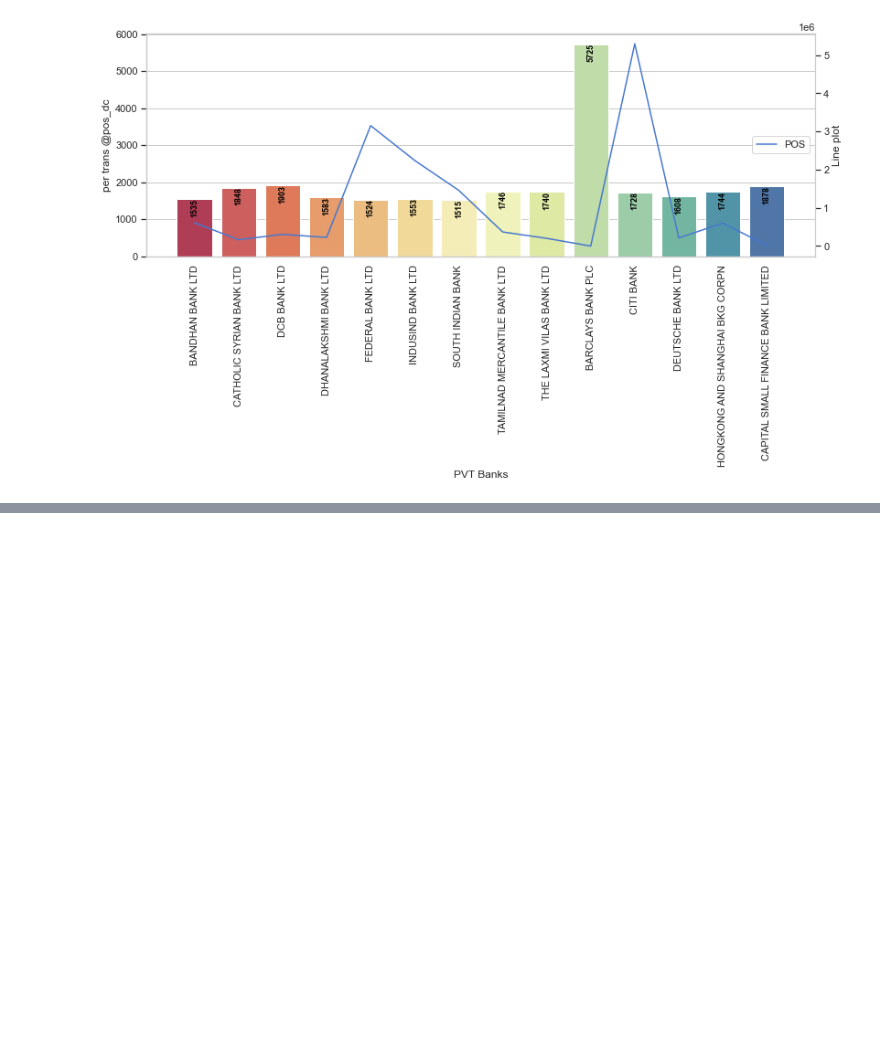
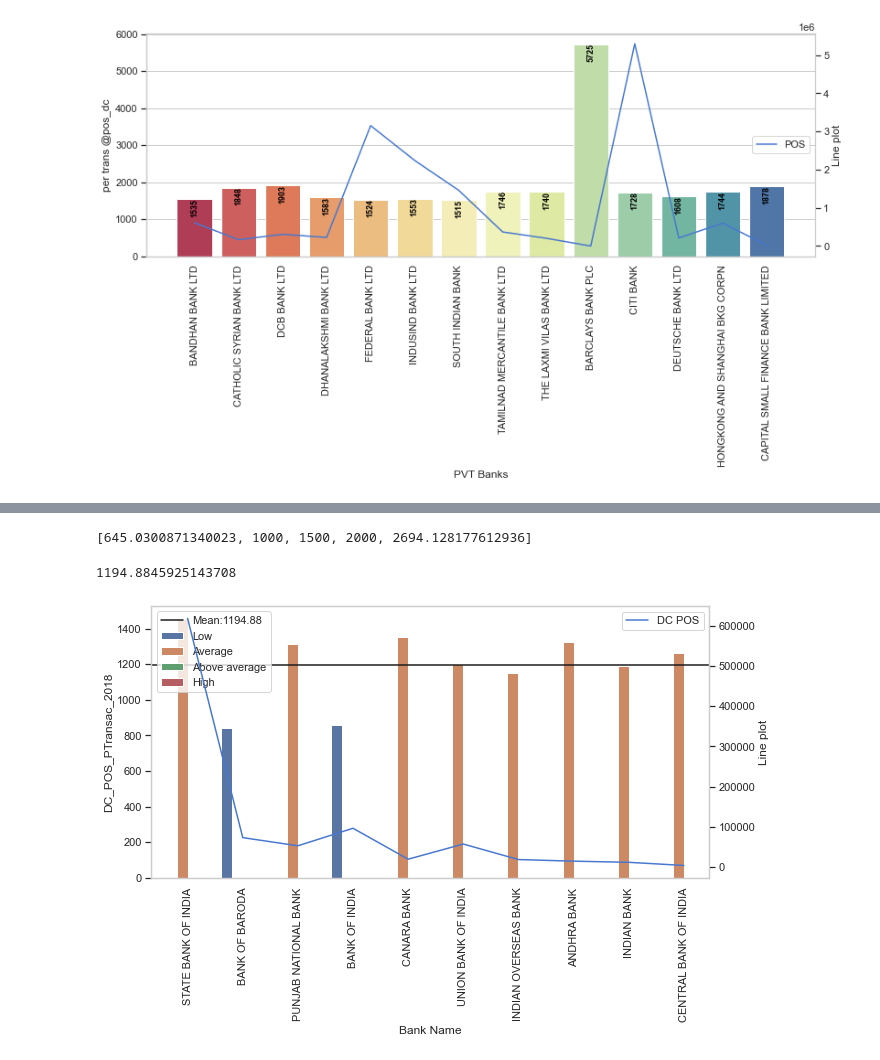
Before and after one commit to amartyasanyal12/Dump_HDFC, a Jupyter notebook: bank.ipynb, the cells around one changed output, grey strips where cells are left out. Saved outputs shown, nothing was run; the diff lists cells and outputs as text; code cells hidden in the pictures; blank space fills up the shorter version.

```diff
--- a/bank.ipynb
+++ b/bank.ipynb
@@ -1479,0 +1679,34 @@ plt.legend(loc='right')
+# %%
+bin_govt_DC2018=bin_govt_2018.copy()
+# %%
+cut_points=[1000,1500,2000]
+labels=["Low","Average","Above average","High"]
+bin_govt_DC2018["Combined_category_DC"]=binfunction(bin_govt_DC2018["DC_POS_PTransac_2018"],cut_points,labels)
+# %% [output]
+[645.0300871340023, 1000, 1500, 2000, 2694.128177612936]
+# %%
+top10_dcgovt_pos2018=bin_govt_DC2018.sort_values(by='DC_POS_Transaction',ascending=False).head(10)
+# %%
+z13=top10_dcgovt_pos2018.DC_POS_PTransac_2018.mean()
+z13
+# %% [output]
+1194.8845925143708
+# %%
+plt.figure(figsize=(10,5))
+sns.barplot(data=top10_dcgovt_pos2018,x='Bank Name',y='DC_POS_PTransac_2018',hue='Combined_category_DC')
+plt.axhline(z13,color='k',linestyle="-",label='Mean:1194.88')
+plt.legend()
+plt.grid(False)
+plt.xticks(rotation=90)
+
+x = top10_dcgovt_pos2018["Bank Name"]
+y = top10_dcgovt_pos2018["POS_Online"]
+axes2 = plt.twinx()
+axes2.plot(x, y, color='b',label='DC POS')
+axes2.set_ylabel('Line plot')
+plt.grid(False)
+plt.legend(loc='upper right')
+
+plt.show()
+# %% [output]
+[figure, added]
```
Also changed, not shown: parts of 50 cells of this notebook.
